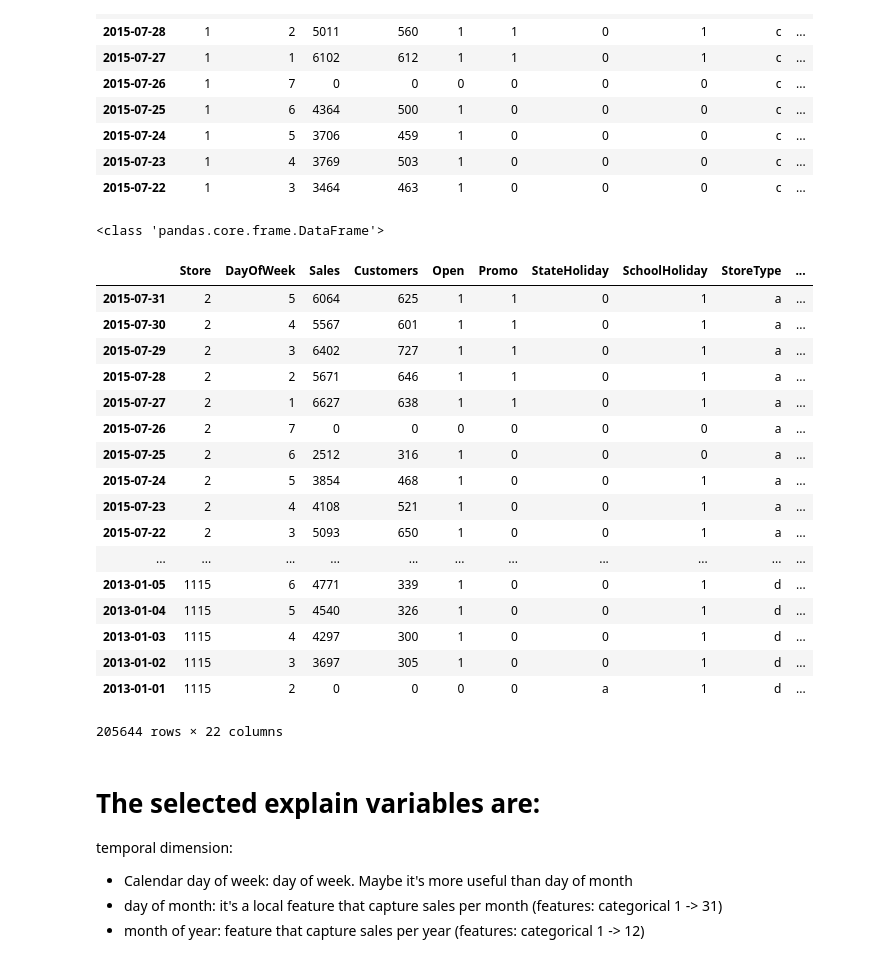
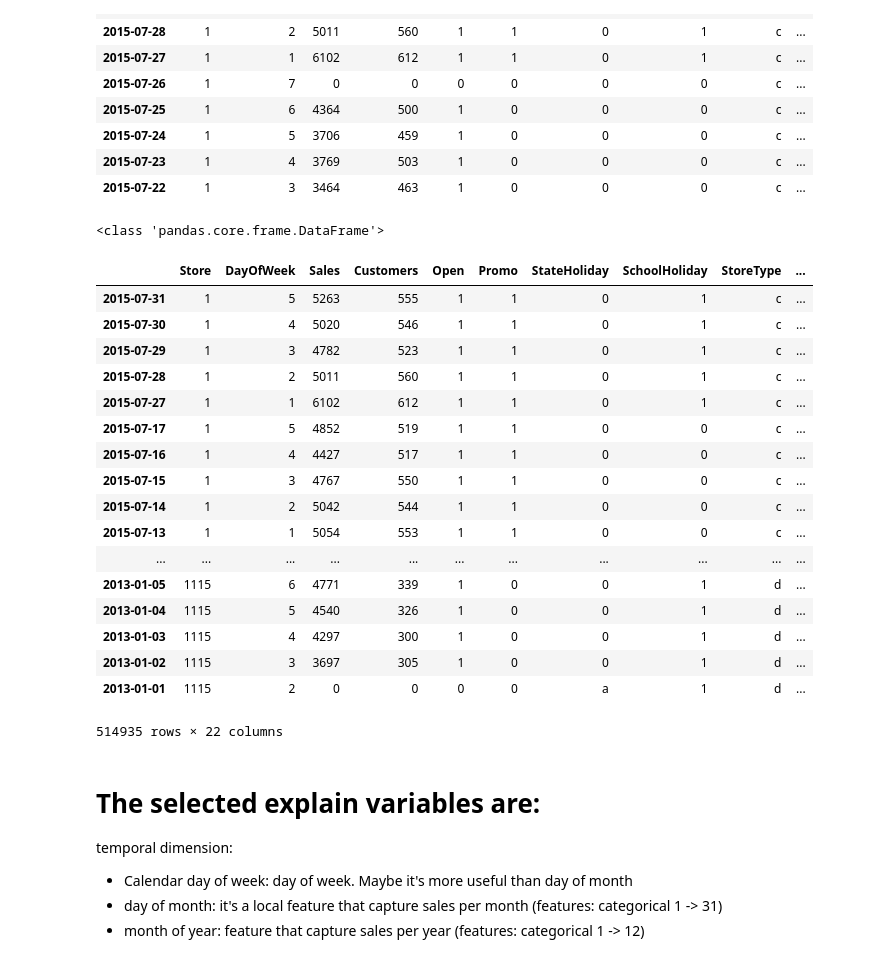
Before and after one commit to chkhalil/rossman_kaggle, a Jupyter notebook: forecast_solution.ipynb, the cells around one changed output. Drawn from its saved outputs; the diff is of its cells as text; code cells hidden in the pictures.

```diff
--- a/forecast_solution.ipynb
+++ b/forecast_solution.ipynb
@@ -63,7 +63,7 @@ store_data = pd.read_csv('../store.csv')
 joined_data = data.merge(store_data, on='Store')
 joined_data = joined_data.set_index(['Date'])
 joined_data.index = pd.to_datetime(joined_data.index)
-joined_data['promo2_indicator'] = 0
+joined_data['promo_indicator'] = 0
 promo2_obs = joined_data[joined_data['Promo2']==1]
 #promo2_obs = promo2_obs.set_index(['Date'])
 promo2_obs.index = pd.to_datetime(promo2_obs.index)
@@ -86,43 +86,43 @@ joined_data.head(10)
 # %%
 import pdb
 import numpy as np
 ObsvDate = joined_data.index
 year =pd.DataFrame(pd.DatetimeIndex(ObsvDate).year)
 month=pd.DataFrame(pd.DatetimeIndex(ObsvDate).month)
 print type(month)
 
 joined_data['month_extracted'] = pd.DatetimeIndex(ObsvDate).month
 joined_data['year_extracted'] = pd.DatetimeIndex(ObsvDate).year
 dates = joined_data.index.date #.isocalendar()
 week_number = [ w.strftime("%W") for w in dates]
 week_number = np.array(week_number)
 joined_data['week_number_extracted'] = week_number
 joined_data['isin'] =joined_data.apply(lambda row: str(row['month_extracted']) in str(row['PromoInterval']),axis=1)
 #joined_data.loc[joined_data['Promo2']==1 & joined_data['week_number_extracted']>=joined_data['CompetitionOpenSinceYear'],'promo2_indicator']=30
-joined_data.loc[((joined_data['Promo2']==1) & (joined_data['year_extracted']>joined_data['month_extracted']) & (joined_data['isin']==True ))  | ((joined_data['Promo2']==1) & (joined_data['year_extracted']==joined_data['CompetitionOpenSinceYear'])  & (joined_data['week_number_extracted'] >= joined_data['Promo2SinceWeek'] ) & (joined_data['isin']==True)),'promo2_indicator' ]= 1
+joined_data.loc[(((joined_data['Promo2']==1) & (joined_data['year_extracted']>joined_data['month_extracted']) & (joined_data['isin']==True ))  | ((joined_data['Promo2']==1) & (joined_data['year_extracted']==joined_data['CompetitionOpenSinceYear'])  & (joined_data['week_number_extracted'] >= joined_data['Promo2SinceWeek'] ) & (joined_data['isin']==True)) )| (joined_data['Promo']==1),'promo_indicator' ]= 1
 
 #test = joined_data[joined_data['promo2_indicator']==1]
-joined_data[joined_data['promo2_indicator']==1]
+joined_data[joined_data['promo_indicator']==1]
 # %% [output]
 <class 'pandas.core.frame.DataFrame'>
 |  | Store | DayOfWeek | Sales | Customers | Open | Promo | StateHoliday | SchoolHoliday | StoreType | ... |
-| 2015-07-31 | 2 | 5 | 6064 | 625 | 1 | 1 | 0 | 1 | a | ... |
-| 2015-07-30 | 2 | 4 | 5567 | 601 | 1 | 1 | 0 | 1 | a | ... |
-| 2015-07-29 | 2 | 3 | 6402 | 727 | 1 | 1 | 0 | 1 | a | ... |
-| 2015-07-28 | 2 | 2 | 5671 | 646 | 1 | 1 | 0 | 1 | a | ... |
-| 2015-07-27 | 2 | 1 | 6627 | 638 | 1 | 1 | 0 | 1 | a | ... |
-| 2015-07-26 | 2 | 7 | 0 | 0 | 0 | 0 | 0 | 0 | a | ... |
-| 2015-07-25 | 2 | 6 | 2512 | 316 | 1 | 0 | 0 | 0 | a | ... |
-| 2015-07-24 | 2 | 5 | 3854 | 468 | 1 | 0 | 0 | 1 | a | ... |
-| 2015-07-23 | 2 | 4 | 4108 | 521 | 1 | 0 | 0 | 1 | a | ... |
-| 2015-07-22 | 2 | 3 | 5093 | 650 | 1 | 0 | 0 | 1 | a | ... |
+| 2015-07-31 | 1 | 5 | 5263 | 555 | 1 | 1 | 0 | 1 | c | ... |
+| 2015-07-30 | 1 | 4 | 5020 | 546 | 1 | 1 | 0 | 1 | c | ... |
+| 2015-07-29 | 1 | 3 | 4782 | 523 | 1 | 1 | 0 | 1 | c | ... |
+| 2015-07-28 | 1 | 2 | 5011 | 560 | 1 | 1 | 0 | 1 | c | ... |
+| 2015-07-27 | 1 | 1 | 6102 | 612 | 1 | 1 | 0 | 1 | c | ... |
+| 2015-07-17 | 1 | 5 | 4852 | 519 | 1 | 1 | 0 | 0 | c | ... |
+| 2015-07-16 | 1 | 4 | 4427 | 517 | 1 | 1 | 0 | 0 | c | ... |
+| 2015-07-15 | 1 | 3 | 4767 | 550 | 1 | 1 | 0 | 0 | c | ... |
+| 2015-07-14 | 1 | 2 | 5042 | 544 | 1 | 1 | 0 | 0 | c | ... |
+| 2015-07-13 | 1 | 1 | 5054 | 553 | 1 | 1 | 0 | 0 | c | ... |
 | ... | ... | ... | ... | ... | ... | ... | ... | ... | ... | ... |
 | 2013-01-05 | 1115 | 6 | 4771 | 339 | 1 | 0 | 0 | 1 | d | ... |
 | 2013-01-04 | 1115 | 5 | 4540 | 326 | 1 | 0 | 0 | 1 | d | ... |
 | 2013-01-03 | 1115 | 4 | 4297 | 300 | 1 | 0 | 0 | 1 | d | ... |
 | 2013-01-02 | 1115 | 3 | 3697 | 305 | 1 | 0 | 0 | 1 | d | ... |
 | 2013-01-01 | 1115 | 2 | 0 | 0 | 0 | 0 | a | 1 | d | ... |
-205644 rows × 22 columns
+514935 rows × 22 columns
 # %% [markdown]
 # The selected explain variables are:
 
```
Also changed, not shown: parts of 9 cells of this notebook.
